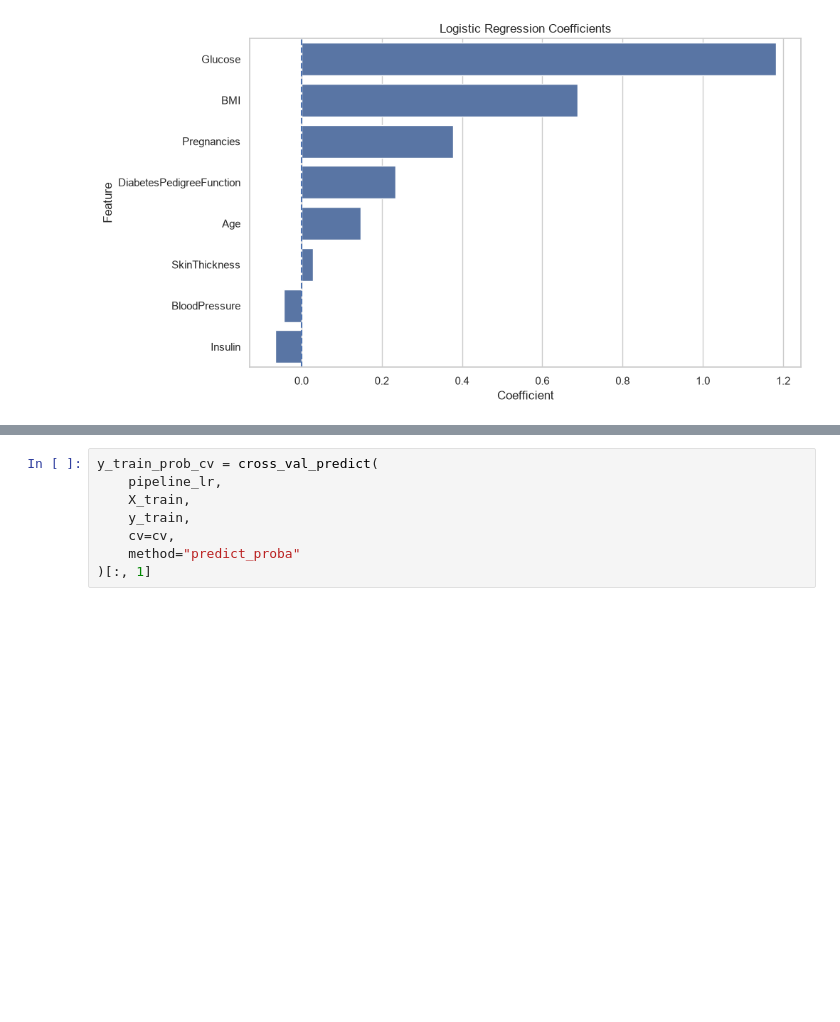
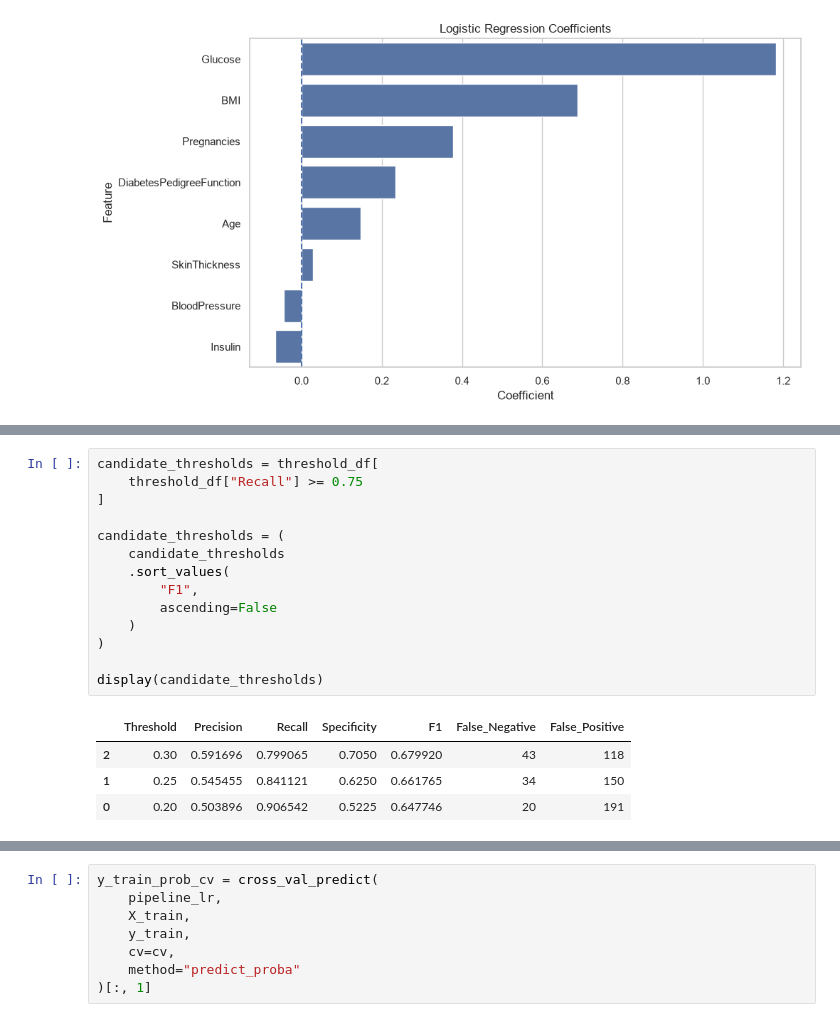
Before and after one commit to pinzii-maz/Prediksi-Risiko-Diabetes, a Jupyter notebook: Belajar Logistik Regresi.ipynb, the cells around one changed output, grey strips where cells are left out. Cells and saved outputs as stored; diff of their text form; blank space fills up the shorter version.

```diff
--- a/Belajar Logistik Regresi.ipynb
+++ b/Belajar Logistik Regresi.ipynb
@@ -863,0 +940,19 @@ from sklearn.model_selection import cross_val_predict
+# %%
+candidate_thresholds = threshold_df[
+    threshold_df["Recall"] >= 0.75
+]
+
+candidate_thresholds = (
+    candidate_thresholds
+    .sort_values(
+        "F1",
+        ascending=False
+    )
+)
+
+display(candidate_thresholds)
+# %% [output]
+|  | Threshold | Precision | Recall | Specificity | F1 | False_Negative | False_Positive |
+| 2 | 0.30 | 0.591696 | 0.799065 | 0.7050 | 0.679920 | 43 | 118 |
+| 1 | 0.25 | 0.545455 | 0.841121 | 0.6250 | 0.661765 | 34 | 150 |
+| 0 | 0.20 | 0.503896 | 0.906542 | 0.5225 | 0.647746 | 20 | 191 |
```
Also changed, not shown: parts of 15 cells of this notebook.
